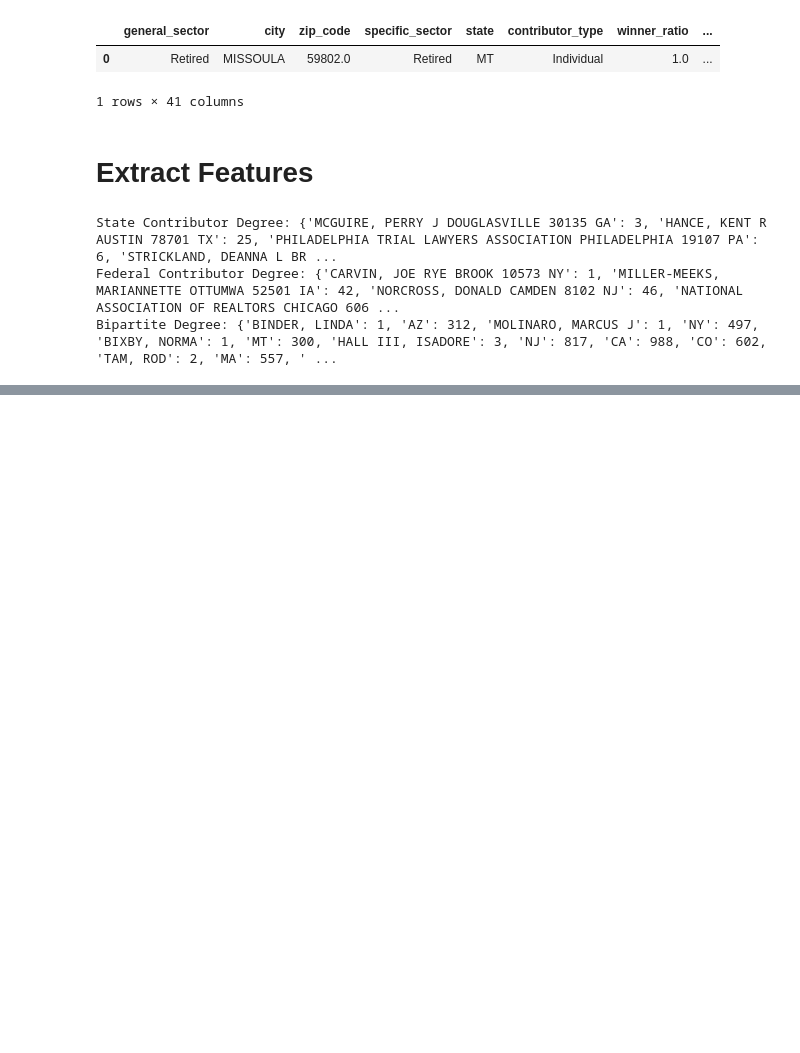
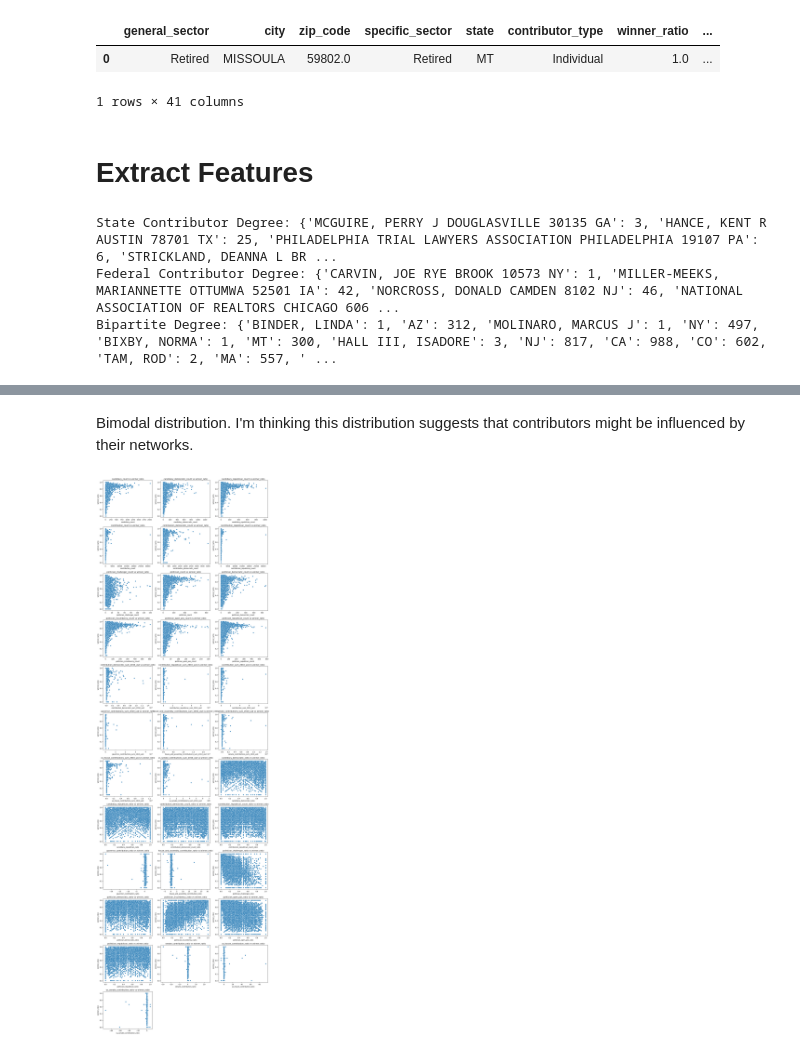
Before and after one commit to aakanksha1dutta/statisticalml, a Jupyter notebook: kaggle 2/kaggle_campaign_contribution_lab.ipynb, the cells around one changed output, grey strips where cells are left out. Drawn from its saved outputs; the diff is of its cells as text; code cells hidden in the pictures; blank space fills up the shorter version.

```diff
--- a/kaggle 2/kaggle_campaign_contribution_lab.ipynb
+++ b/kaggle 2/kaggle_campaign_contribution_lab.ipynb
@@ -76,0 +135,27 @@ Bipartite Degree: {'BINDER, LINDA': 1, 'AZ': 312, 'MOLINARO, MARCUS J': 1, 'NY':
+# %% [markdown]
+Bimodal distribution. I'm thinking this distribution suggests that contributors might be influenced by their networks.
+# %%
+# features to look at
+num_features = training_df.select_dtypes(include=np.number).columns.drop('winner_ratio')
+cat_features = training_df.select_dtypes(include='object').columns
+# %%
+cols = 3
+rows = math.ceil(len(num_features) / cols)
+
+fig, axes = plt.subplots(rows, cols, figsize=(5 * cols, 4 * rows))
+axes = axes.flatten()  # flatten to make indexing easier
+
+for i, feature in enumerate(num_features):
+    sns.scatterplot(x=training_df[feature], y=training_df['winner_ratio'], ax=axes[i])
+    axes[i].set_title(f'{feature} vs winner_ratio')
+    axes[i].set_xlabel(feature)
+    axes[i].set_ylabel('winner_ratio')
+
+# Turn off unused subplots if any
+for j in range(i + 1, len(axes)):
+    fig.delaxes(axes[j])
+
+plt.tight_layout()
+plt.show()
+# %% [output]
+[figure, added]
```
Also changed, not shown: parts of 8 cells of this notebook.
